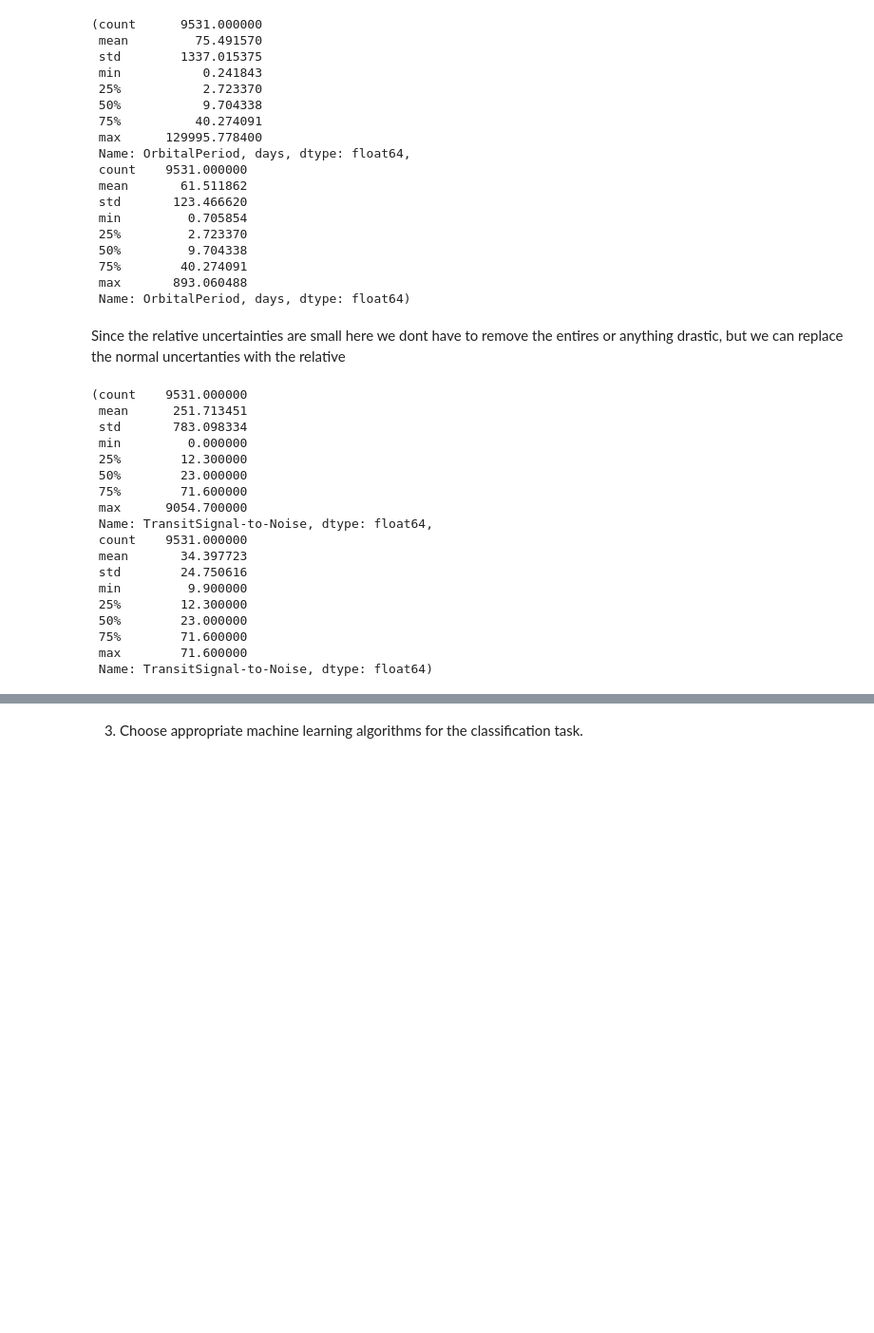
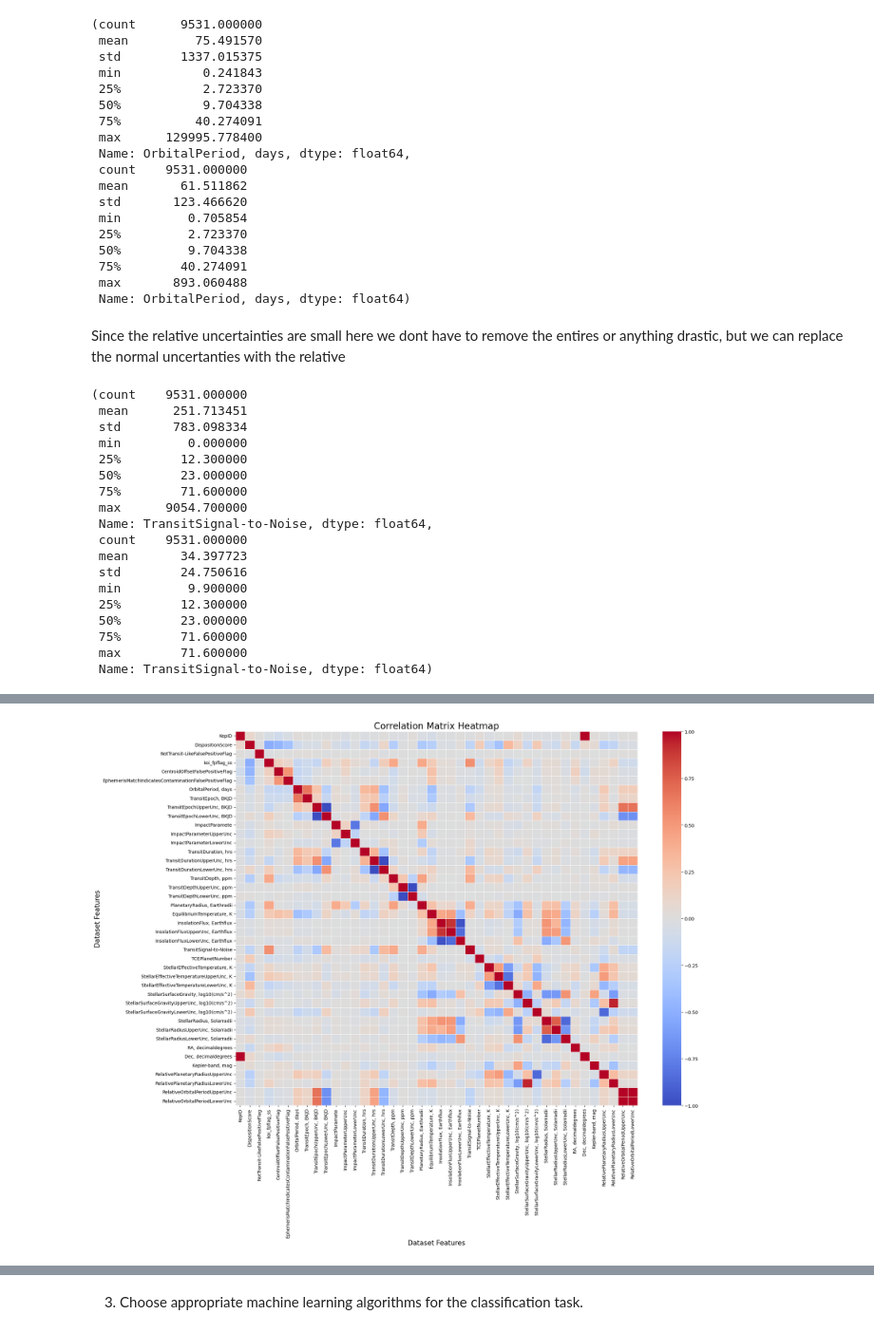
Before and after one commit to adamhalama/mal1y, a Jupyter notebook: assignment-2/src/assignment-2-answer.ipynb, the cells around one changed output, grey strips where cells are left out. Shown at 95% size. Drawn from its saved outputs; the diff is of its cells as text; code cells hidden in the pictures; blank space fills up the shorter version.

```diff
--- a/assignment-2/src/assignment-2-answer.ipynb
+++ b/assignment-2/src/assignment-2-answer.ipynb
@@ -538,6 +538,15 @@ See the caveats in the documentation: https://pandas.pydata.org/pandas-docs/stab
 | 2 | 19.899140 | 1.494000e-05 | -1.494000e-05 | 7.507862e-07 | ... |
 | 3 | 1.736952 | 2.630000e-07 | -2.630000e-07 | 1.514146e-07 | ... |
 | 4 | 2.525592 | 3.761000e-06 | -3.761000e-06 | 1.489156e-06 | ... |
+# %%
+# Removing 'DispositionScore', 'KeplerDispositionStatus', 'ArchiveDispositionStatus' from the features
+exoplanet_df_cleaned = exoplanet_df_cleaned.drop(
+    [
+        'PlanetaryRadiusUpperUnc, Earthradii',
+        'PlanetaryRadiusLowerUnc, Earthradii',
+        'OrbitalPeriodUpperUnc, days',
+        'OrbitalPeriodLowerUnc, days',
+     ], axis=1)
 # %%
 def cap_at_percemtile(df, columnName, lower_percentile=0.10, upper_percentile=0.90):
     lower_bound = df[columnName].quantile(lower_percentile)
@@ -588,3 +595,5 @@ exoplanet_df_cleaned = capped_df
+# %%
+exoplanet_df_cleaned = capped_df
 # %%
 # And the orbital period itself
 # this also odoesnt go to 0 as close, even though it is pretty small compared to earth, so lets say bottom 5% is capped,
@@ -653,0 +664,7 @@ exoplanet_df_cleaned.to_csv('./exports/step2.1.csv', index=False)
+# %%
+# Creating a numeric-only dataset from the original dataframe
+exoplanet_df_cleaned_numbers = exoplanet_df_cleaned.select_dtypes(include=['float64', 'int64'])
+
+
+exoplanet_df_cleaned_numbers.head()
+# exoplanet_df_cleaned.info()
@@ -653,0 +678,5 @@ exoplanet_df_cleaned.to_csv('./exports/step2.1.csv', index=False)
+# %%
+# Calculating the correlation matrix using Pearson's method
+correlation_matrix = exoplanet_df_cleaned_numbers.corr()
+
+correlation_matrix.head()  # Displaying the first few rows of the correlation matrix
@@ -653,0 +690,21 @@ exoplanet_df_cleaned.to_csv('./exports/step2.1.csv', index=False)
+# %%
+# correlation matrix heatmap
+
+import seaborn as sns
+import matplotlib.pyplot as plt
+
+# Setting the size of the plot
+plt.figure(figsize=(20, 15))
+
+# Creating a heatmap to visualize the correlation matrix
+sns.heatmap(correlation_matrix, annot=False, cmap='coolwarm', linewidths=.5)
+
+# Adding titles and labels
+plt.title('Correlation Matrix Heatmap', fontsize=20)
+plt.xlabel('Dataset Features', fontsize=15)
+plt.ylabel('Dataset Features', fontsize=15)
+
+# Displaying the heatmap
+plt.show()
+# %% [output]
+[figure, added]
```
Also changed, not shown: parts of 26 cells of this notebook, 4 other files.
